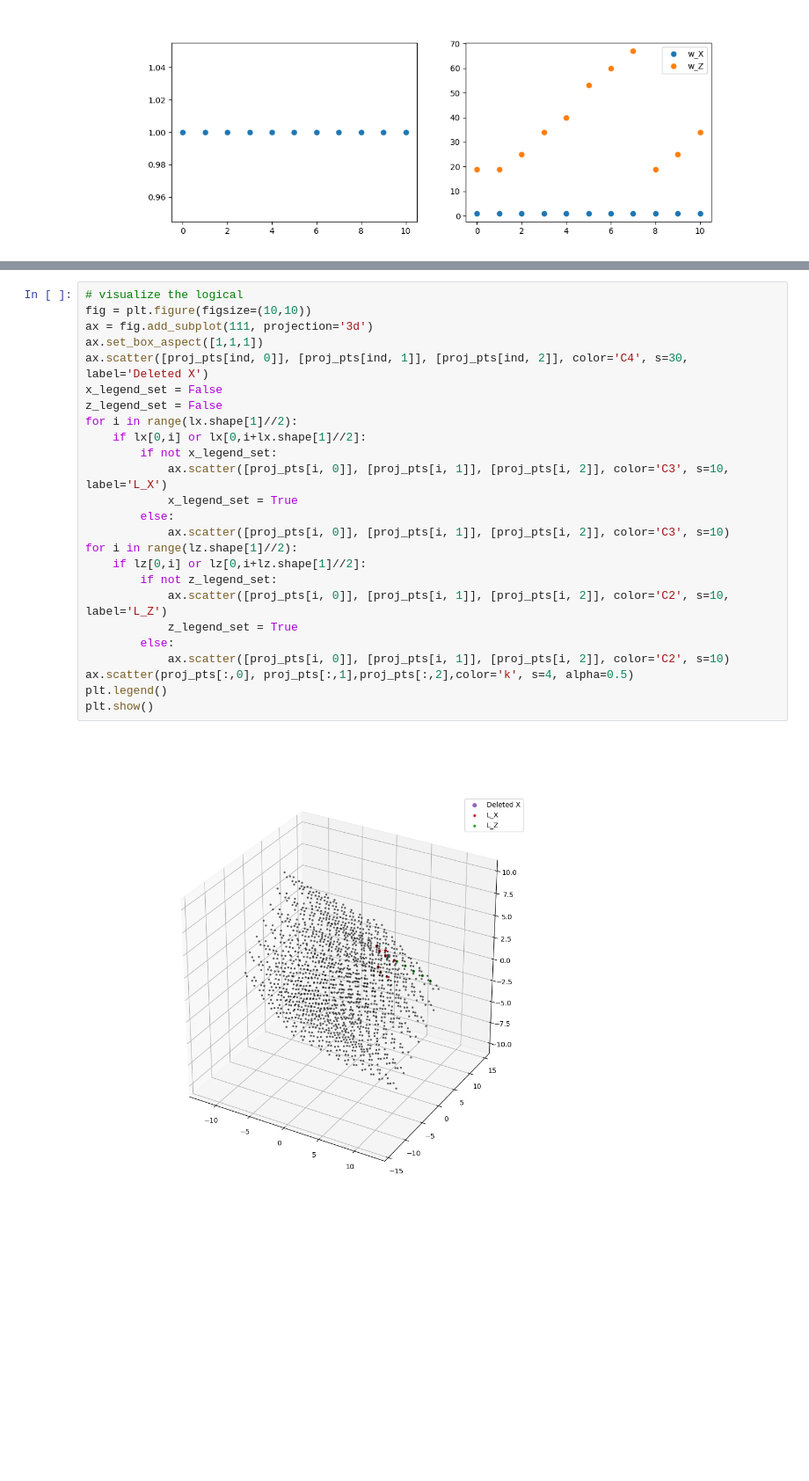
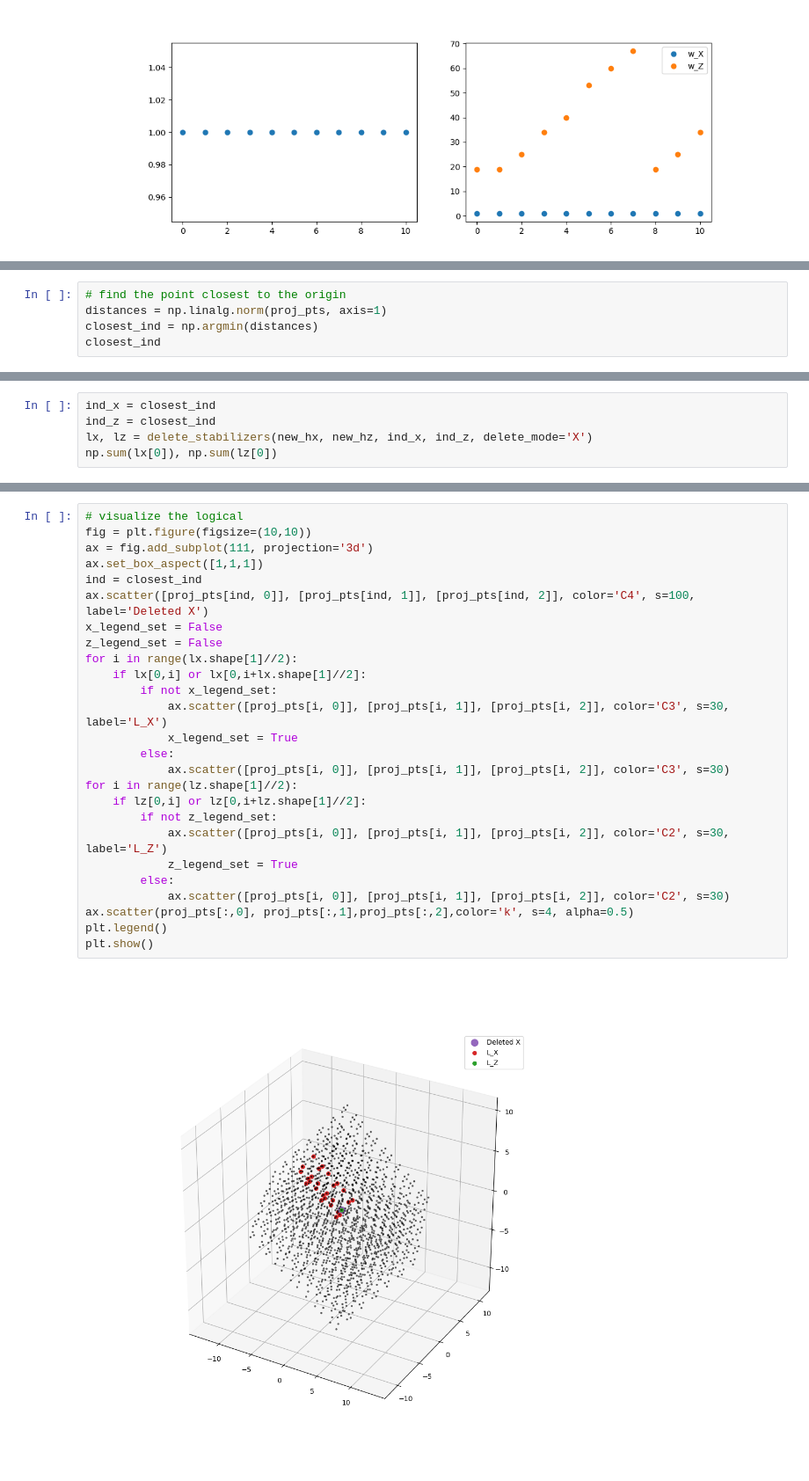
Before and after one commit to Rosetta-Tan/aperiodic-codes, a Jupyter notebook: scripts/visualize_commutation_3d.ipynb, the cells around one changed output, grey strips where cells are left out. Shown at 88% size. Saved outputs shown, nothing was run; the diff lists cells and outputs as text; blank space fills up the shorter version.

Commit message:
more configs; detailed 3D visualization of string logicals

```diff
--- a/scripts/visualize_commutation_3d.ipynb
+++ b/scripts/visualize_commutation_3d.ipynb
@@ -261,0 +265,5 @@ lx.shape[1]//2
+# %%
+# find the point closest to the origin
+distances = np.linalg.norm(proj_pts, axis=1)
+closest_ind = np.argmin(distances)
+closest_ind
@@ -261,0 +272,5 @@ lx.shape[1]//2
+# %%
+ind_x = closest_ind
+ind_z = closest_ind
+lx, lz = delete_stabilizers(new_hx, new_hz, ind_x, ind_z, delete_mode='X')
+np.sum(lx[0]), np.sum(lz[0])
@@ -262,27 +279,28 @@ lx.shape[1]//2
 # %%
 # visualize the logical
 fig = plt.figure(figsize=(10,10))
 ax = fig.add_subplot(111, projection='3d')
 ax.set_box_aspect([1,1,1])
-ax.scatter([proj_pts[ind, 0]], [proj_pts[ind, 1]], [proj_pts[ind, 2]], color='C4', s=30, label='Deleted X')
+ind = closest_ind
+ax.scatter([proj_pts[ind, 0]], [proj_pts[ind, 1]], [proj_pts[ind, 2]], color='C4', s=100, label='Deleted X')
 x_legend_set = False
 z_legend_set = False
 for i in range(lx.shape[1]//2):
     if lx[0,i] or lx[0,i+lx.shape[1]//2]:
         if not x_legend_set:
-            ax.scatter([proj_pts[i, 0]], [proj_pts[i, 1]], [proj_pts[i, 2]], color='C3', s=10, label='L_X')
+            ax.scatter([proj_pts[i, 0]], [proj_pts[i, 1]], [proj_pts[i, 2]], color='C3', s=30, label='L_X')
             x_legend_set = True
         else:
-            ax.scatter([proj_pts[i, 0]], [proj_pts[i, 1]], [proj_pts[i, 2]], color='C3', s=10)
+            ax.scatter([proj_pts[i, 0]], [proj_pts[i, 1]], [proj_pts[i, 2]], color='C3', s=30)
 for i in range(lz.shape[1]//2):
     if lz[0,i] or lz[0,i+lz.shape[1]//2]:
         if not z_legend_set:
-            ax.scatter([proj_pts[i, 0]], [proj_pts[i, 1]], [proj_pts[i, 2]], color='C2', s=10, label='L_Z')
+            ax.scatter([proj_pts[i, 0]], [proj_pts[i, 1]], [proj_pts[i, 2]], color='C2', s=30, label='L_Z')
             z_legend_set = True
         else:
-            ax.scatter([proj_pts[i, 0]], [proj_pts[i, 1]], [proj_pts[i, 2]], color='C2', s=10)
+            ax.scatter([proj_pts[i, 0]], [proj_pts[i, 1]], [proj_pts[i, 2]], color='C2', s=30)
 ax.scatter(proj_pts[:,0], proj_pts[:,1],proj_pts[:,2],color='k', s=4, alpha=0.5)
 plt.legend()
 plt.show()
 # %% [output]
-[figure, old version]
+[figure, new version]
```
Also changed, not shown: parts of 40 cells of this notebook, 4 other files.
